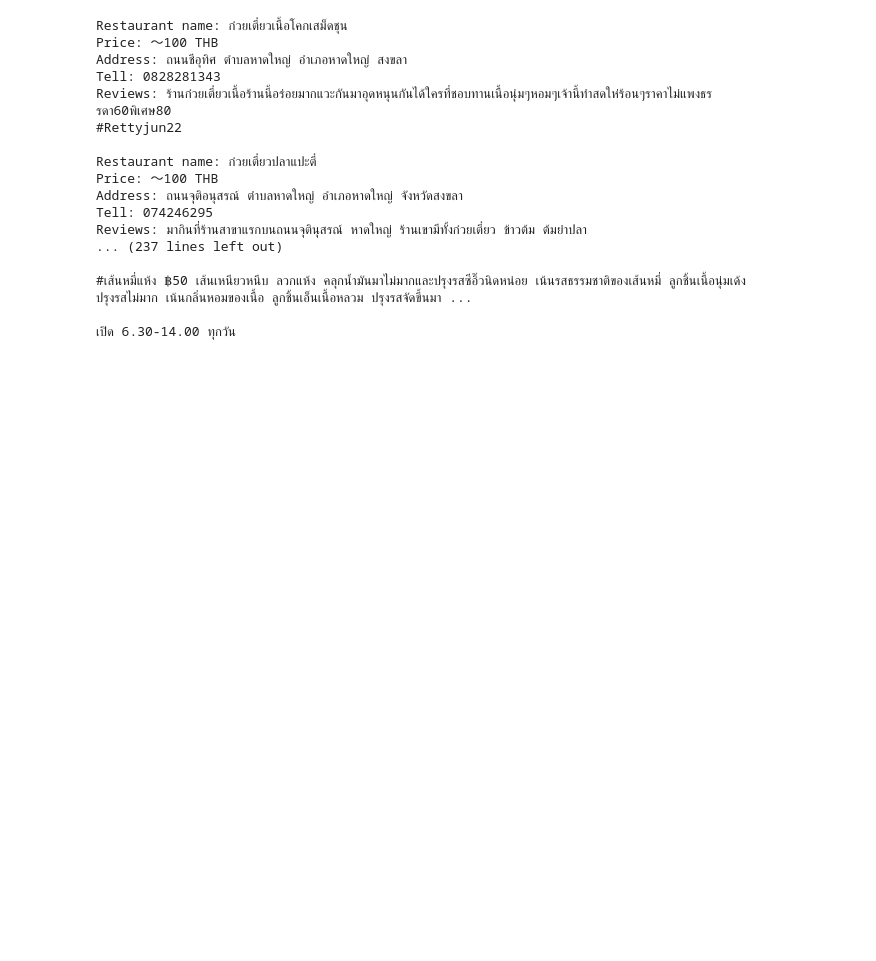
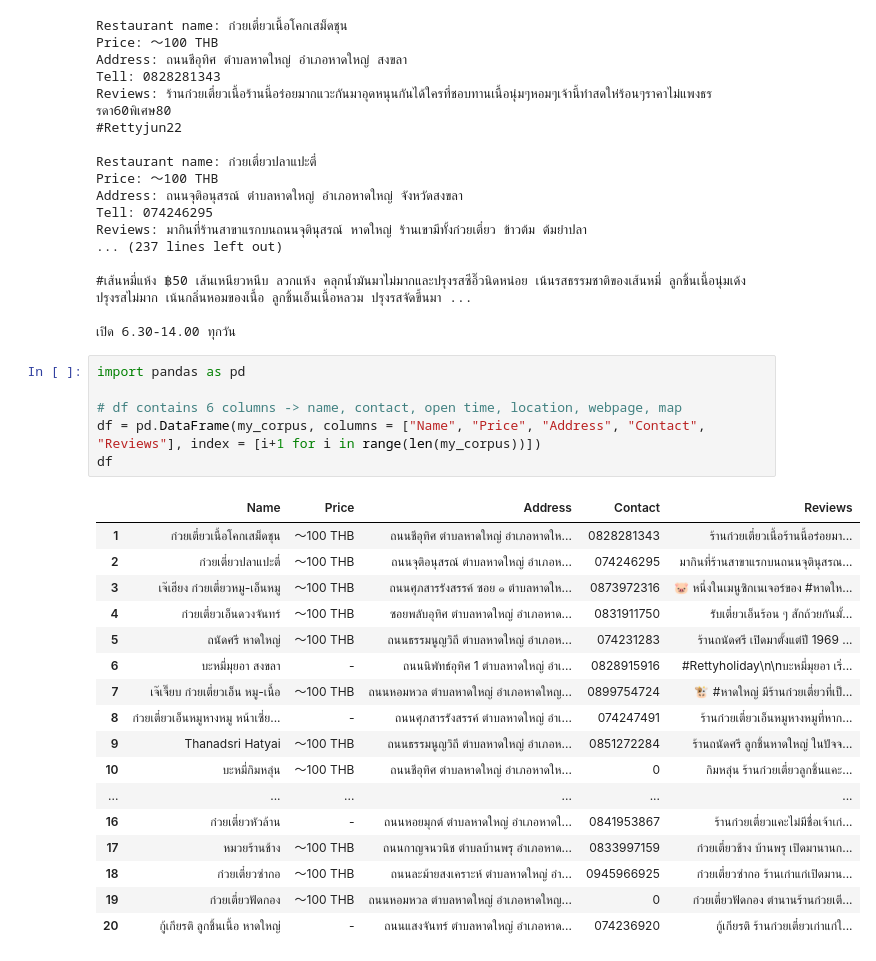
Before and after one commit to wanvisa2003/Web_scraping_to_chat, a Jupyter notebook: scraping_chat.ipynb, the cells around one changed output. Saved outputs shown, nothing was run; the diff lists cells and outputs as text; blank space fills up the shorter version.

Commit message:
get name, price, address, contact, reviews

```diff
--- a/scraping_chat.ipynb
+++ b/scraping_chat.ipynb
@@ -118,3 +118,27 @@ Reviews: มากินที่ร้านสาขาแรกบนถน
 #เส้นหมี่แห้ง ฿50 เส้นเหนียวหนึบ ลวกแห้ง คลุกน้ำมันมาไม่มากและปรุงรสซีอิ๊วนิดหน่อย เน้นรสธรรมชาติของเส้นหมี่ ลูกชิ้นเนื้อนุ่มเด้ง ปรุงรสไม่มาก เน้นกลิ่นหอมของเนื้อ ลูกชิ้นเอ็นเนื้อหลวม ปรุงรสจัดขึ้นมา ...
 
 เปิด 6.30-14.00 ทุกวัน
+# %%
+import pandas as pd
+
+# df contains 6 columns -> name, contact, open time, location, webpage, map
+df = pd.DataFrame(my_corpus, columns = ["Name", "Price", "Address", "Contact", "Reviews"], index = [i+1 for i in range(len(my_corpus))])
+df
+# %% [output]
+|  | Name | Price | Address | Contact | Reviews |
+| 1 | ก๋วยเตี๋ยวเนื้อโคกเสม็ดชุน | ～100 THB | ถนนชีอุทิศ ตำบลหาดใหญ่ อำเภอหาดให... | 0828281343 | ร้านก๋วยเตี๋ยวเนื้อร้านนี้อร่อยมา... |
+| 2 | ก๋วยเตี๋ยวปลาแปะตี๋ | ～100 THB | ถนนจุติอนุสรณ์ ตำบลหาดใหญ่ อำเภอห... | 074246295 | มากินที่ร้านสาขาแรกบนถนนจุตินุสรณ... |
+| 3 | เจ๊เฮียง ก๋วยเตี๋ยวหมู-เอ็นหมู | ～100 THB | ถนนศุภสารรังสรรค์ ซอย ๑ ตำบลหาดให... | 0873972316 | 🐷 หนึ่งในเมนูซิกเนเจอร์ของ #หาดให... |
+| 4 | ก๋วยเตี๋ยวเอ็นดวงจันทร์ | ～100 THB | ซอยพลับอุทิศ ตำบลหาดใหญ่ อำเภอหาด... | 0831911750 | รับเตี๋ยวเอ็นร้อน ๆ สักถ้วยกันมั้... |
+| 5 | ถนัดศรี หาดใหญ่ | ～100 THB | ถนนธรรมนูญวิถี ตำบลหาดใหญ่ อำเภอห... | 074231283 | ร้านถนัดศรี เปิดมาตั้งแต่ปี 1969 ... |
+| 6 | บะหมี่มุยอา สงขลา | - | ถนนนิพัทธ์อุทิศ 1 ตำบลหาดใหญ่ อำเ... | 0828915916 | #Rettyholiday\n\nบะหมี่มุยอา เริ่... |
+| 7 | เจ๊เจี๊ยบ ก๋วยเตี๋ยวเอ็น หมู-เนื้อ | ～100 THB | ถนนหอมหวล ตำบลหาดใหญ่ อำเภอหาดใหญ... | 0899754724 | 🐮 #หาดใหญ่ มีร้านก๋วยเตี๋ยวที่เป็... |
+| 8 | ก๋วยเตี๋ยวเอ็นหมูหางหมู หน้าเซี่ย... | - | ถนนศุภสารรังสรรค์ ตำบลหาดใหญ่ อำเ... | 074247491 | ร้านก๋วยเตี๋ยวเอ็นหมูหางหมูที่หาก... |
+| 9 | Thanadsri Hatyai | ～100 THB | ถนนธรรมนูญวิถี ตำบลหาดใหญ่ อำเภอห... | 0851272284 | ร้านถนัดศรี ลูกชิ้นหาดใหญ่ ในปัจจ... |
+| 10 | บะหมี่กิมหลุ่น | ～100 THB | ถนนชีอุทิศ ตำบลหาดใหญ่ อำเภอหาดให... | 0 | กิมหลุ่น ร้านก๋วยเตี๋ยวลูกชิ้นแคะ... |
+| ... | ... | ... | ... | ... | ... |
+| 16 | ก๋วยเตี๋ยวหัวล้าน | - | ถนนหอยมุกต์ ตำบลหาดใหญ่ อำเภอหาดใ... | 0841953867 | ร้านก๋วยเตี๋ยวแคะไม่มีชื่อเจ้าเก่... |
+| 17 | หมวยร้านช้าง | ～100 THB | ถนนกาญจนวนิช ตำบลบ้านพรุ อำเภอหาด... | 0833997159 | ก๋วยเตี๋ยวช้าง บ้านพรุ เปิดมานานก... |
+| 18 | ก๋วยเตี๋ยวซำกอ | ～100 THB | ถนนละม้ายสงเคราะห์ ตำบลหาดใหญ่ อำ... | 0945966925 | ก๋วยเตี๋ยวซำกอ ร้านเก่าแก่เปิดมาน... |
+| 19 | ก๋วยเตี๋ยวฟัดกอง | ～100 THB | ถนนหอมหวล ตำบลหาดใหญ่ อำเภอหาดใหญ... | 0 | ก๋วยเตี๋ยวฟัดกอง ตำนานร้านก๋วยเตี... |
+| 20 | กู้เกียรติ ลูกชิ้นเนื้อ หาดใหญ่ | - | ถนนแสงจันทร์ ตำบลหาดใหญ่ อำเภอหาด... | 074236920 | กู้เกียรติ ร้านก๋วยเตี๋ยวเก่าแก่ใ... |
```
